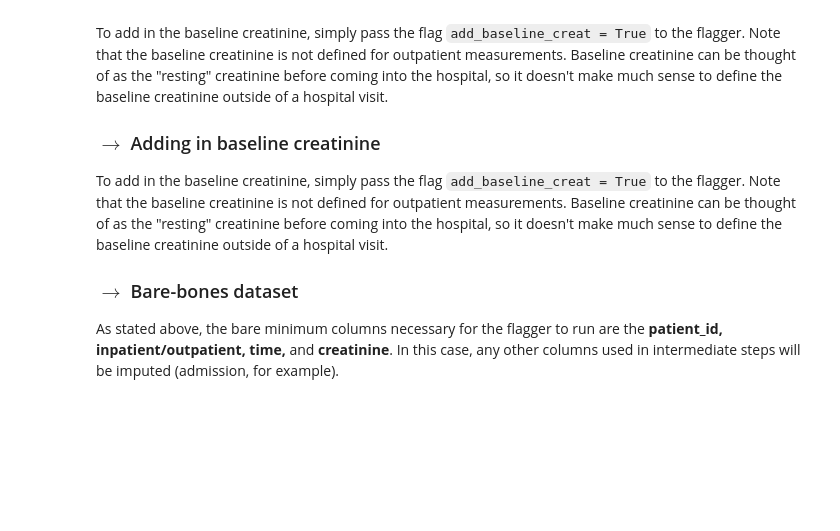
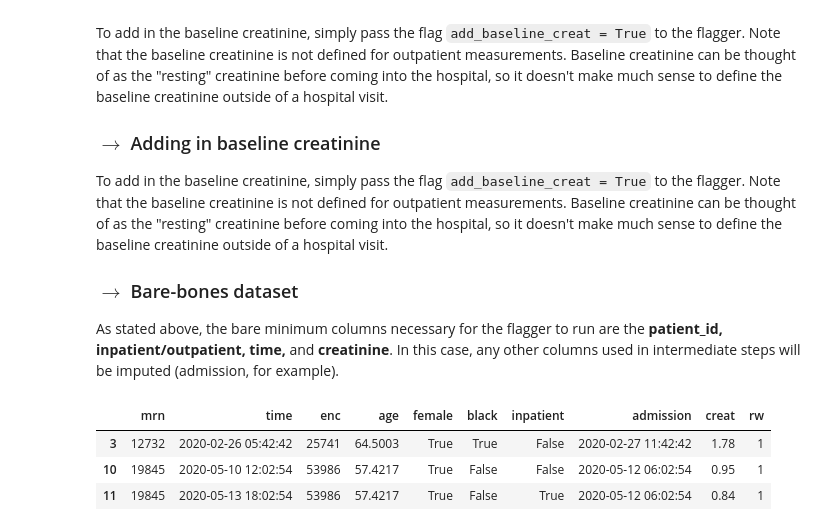
Before and after one commit to isaranwrap/StandardizingAKI, a Jupyter notebook: GettingStarted.ipynb, the cells around one changed output. Drawn from its saved outputs; the diff is of its cells as text; code cells hidden in the pictures; blank space fills up the shorter version.

Commit message:
Finished Documentation for version 0.2.x and made minor modifications to GettingStarted.ipynb to generate tables/csv heads for documentation.

```diff
--- a/GettingStarted.ipynb
+++ b/GettingStarted.ipynb
@@ -163,9 +217,14 @@ As stated above, the bare minimum columns necessary for the flagger to run are t
 # %%
 # Example 0: Adding 4-hour padding to windows
 padding = '4hours'
-flagger = AKIFlagger(rolling_window = True, pad1time = padding, pad2time = padding, creatinine = 'creat')
+flagger = AKIFlagger(rolling_window = True, padding=padding, creatinine = 'creat')
 example0 = flagger.returnAKIpatients(toy)
 example0[example0.rw > 0].head(3)
+# %% [output]
+|  | mrn | time | enc | age | female | black | inpatient | admission | creat | rw |
+| 3 | 12732 | 2020-02-26 05:42:42 | 25741 | 64.5003 | True | True | False | 2020-02-27 11:42:42 | 1.78 | 1 |
+| 10 | 19845 | 2020-05-10 12:02:54 | 53986 | 57.4217 | True | False | False | 2020-05-12 06:02:54 | 0.95 | 1 |
+| 11 | 19845 | 2020-05-13 18:02:54 | 53986 | 57.4217 | True | False | True | 2020-05-12 06:02:54 | 0.84 | 1 |
 # %%
 # Example 1: Working with different column names
 dataframe = toy.rename(columns = {'mrn': 'PAT_MRN_ID', 'enc': 'PAT_ENC_CSN_ID', 'creat':'CREATININE',
```
Also changed, not shown: parts of 11 cells of this notebook, 5 other files.
